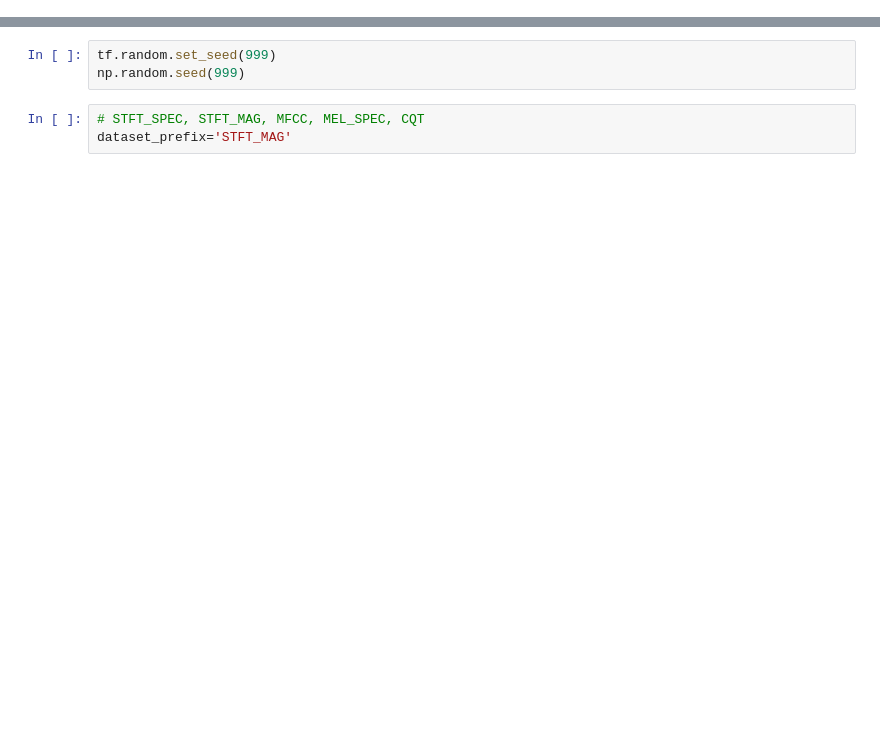
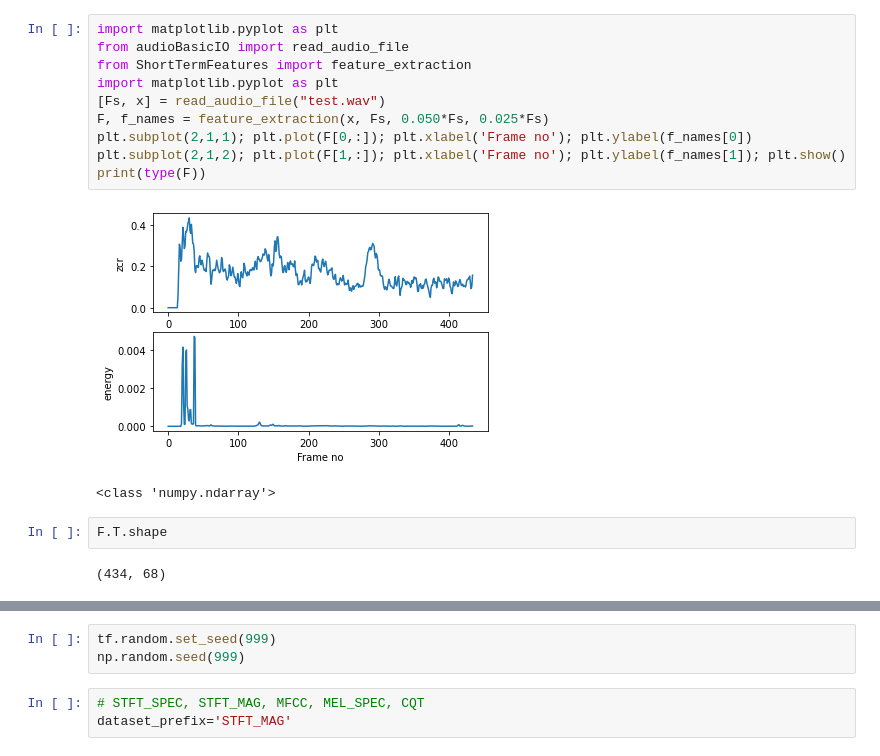
Before and after one commit to DENGRENHAO/Audio_Assessment, a Jupyter notebook: Create_dataset.ipynb, the cells around one changed output, grey strips where cells are left out. Cells and saved outputs as stored; diff of their text form; blank space fills up the shorter version.

```diff
--- a/Create_dataset.ipynb
+++ b/Create_dataset.ipynb
@@ -0,0 +8,17 @@
+# %%
+import matplotlib.pyplot as plt
+from audioBasicIO import read_audio_file
+from ShortTermFeatures import feature_extraction
+import matplotlib.pyplot as plt
+[Fs, x] = read_audio_file("test.wav")
+F, f_names = feature_extraction(x, Fs, 0.050*Fs, 0.025*Fs)
+plt.subplot(2,1,1); plt.plot(F[0,:]); plt.xlabel('Frame no'); plt.ylabel(f_names[0])
+plt.subplot(2,1,2); plt.plot(F[1,:]); plt.xlabel('Frame no'); plt.ylabel(f_names[1]); plt.show()
+print(type(F))
+# %% [output]
+[figure, added]
+<class 'numpy.ndarray'>
+# %%
+F.T.shape
+# %% [output]
+(434, 68)
```
Also changed, not shown: parts of 27 cells of this notebook, 2 other files.
